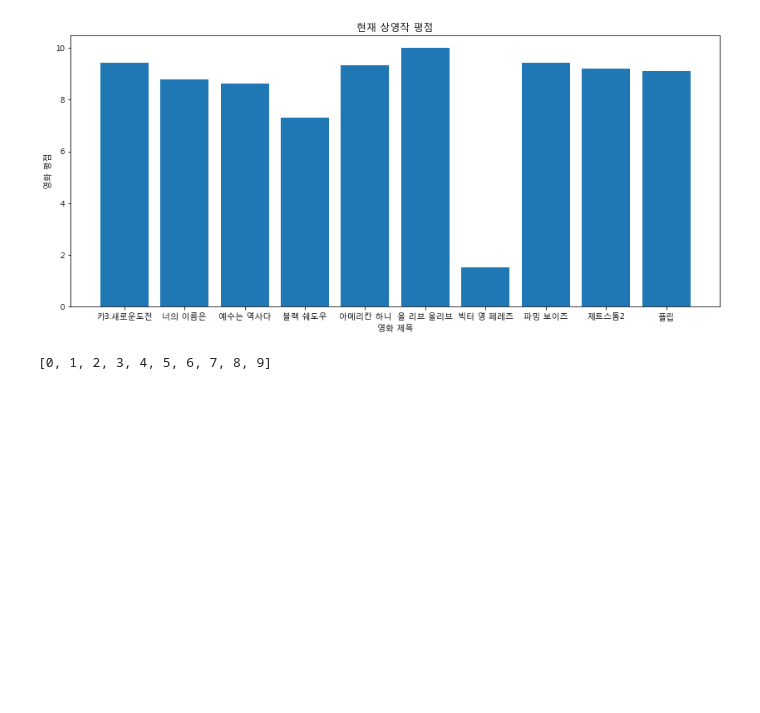
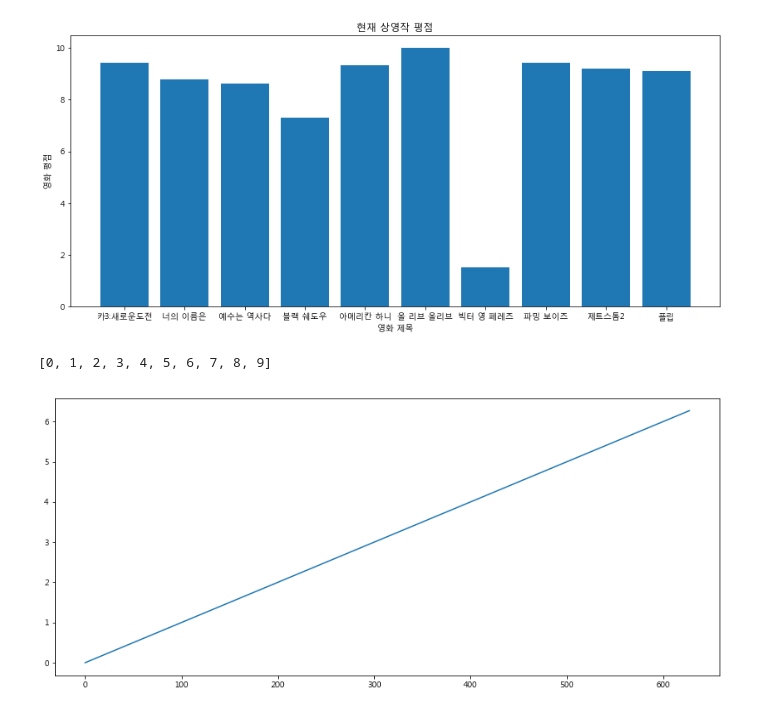
Before and after one commit to ganada2/python_hana, a Jupyter notebook: matpolib.ipynb, the cells around one changed output. Cells and saved outputs as stored; diff of their text form; code cells hidden in the pictures; blank space fills up the shorter version.

```diff
--- a/matpolib.ipynb
+++ b/matpolib.ipynb
@@ -95,3 +95,13 @@ plt.show()
 [0, 1, 2, 3, 4, 5, 6, 7, 8, 9]
 # %%
 i, j = 1, 2
+# %%
+import numpy as np
+
+t = np.arange(0, 2*3.14, 0.01)
+# %%
+plt.figure
+plt.plot(t)
+plt.show()
+# %% [output]
+[figure, added]
```
